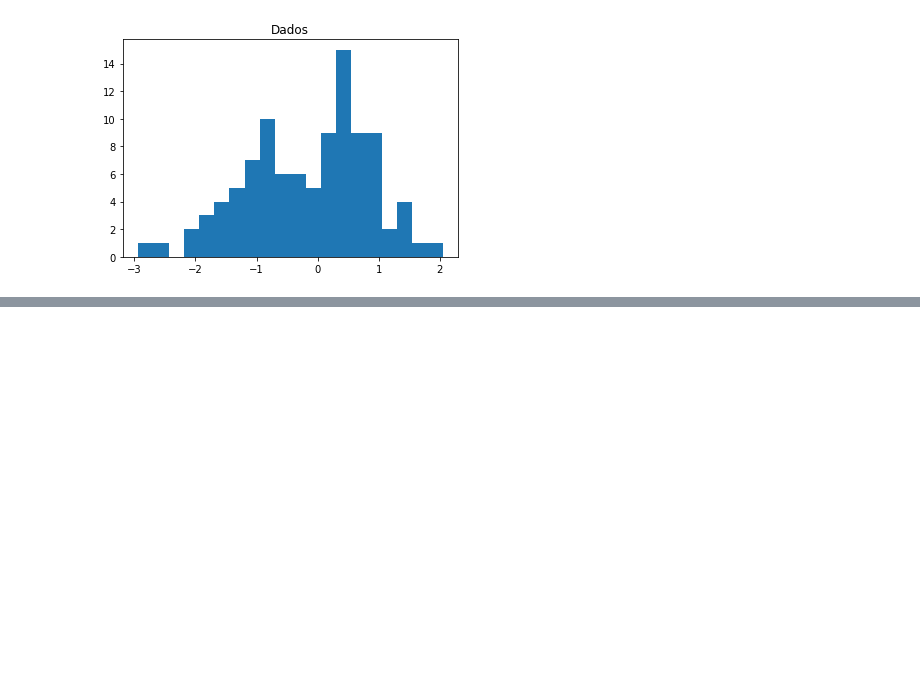
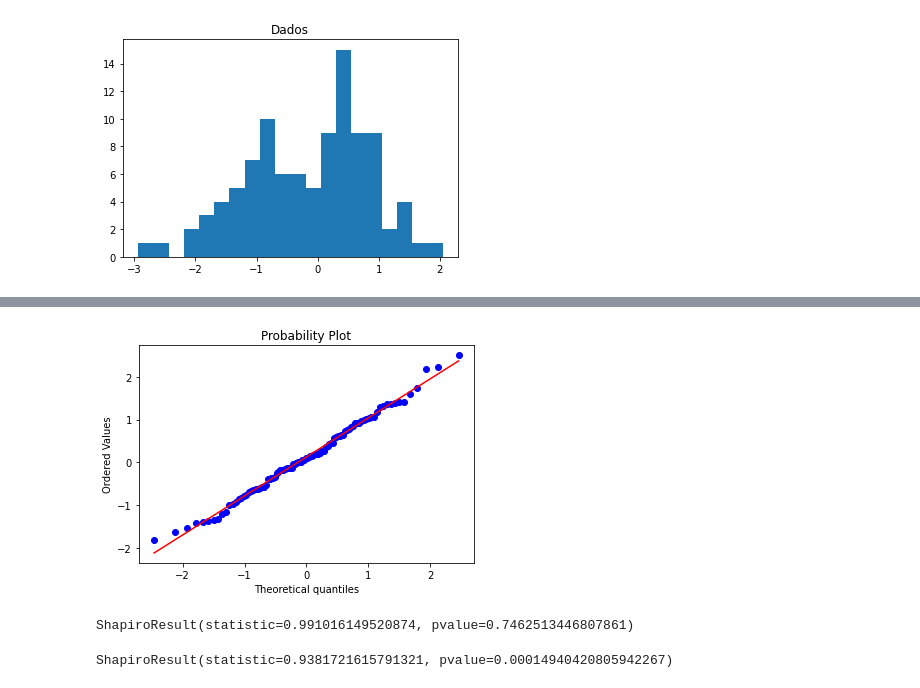
Before and after one commit to WandersonGustavo/Imersao_Alura, a Jupyter notebook: Copy_of_DataScience2.ipynb, the cells around one changed output, grey strips where cells are left out. Cells and saved outputs as stored; diff of their text form; code cells hidden in the pictures; blank space fills up the shorter version.

```diff
--- a/Copy_of_DataScience2.ipynb
+++ b/Copy_of_DataScience2.ipynb
@@ -327,0 +368,15 @@ Text(0.5, 1.0, 'Dados')
+# %%
+#grafico p ver se tão normalizados, forma da reta ,mais sofisticada de verficar,
+#gera dist proxima da normal e compara
+figure,ax=plt.subplots()
+stats.probplot(dadosN,fit=True,plot=ax)
+plt.show()
+#na maior parte da linha(dist normal)os dados se encontram ,logo normais
+# %% [output]
+[figure, added]
+# %%
+#teste de shapiro(hipotese),segundo argumento é o valor de p ,se valor de P > 0,05 ==ñ há como rejeitar Ho,dados normais
+stats.shapiro(dadosN)
+#0.74625 é maior q 0,05,logo normal
+# %% [output]
+ShapiroResult(statistic=0.991016149520874, pvalue=0.7462513446807861)
@@ -327,0 +387,6 @@ Text(0.5, 1.0, 'Dados')
+# %%
+#teste de shapiro(hipotese),segundo argumento é o valor de p ,se valor de P > 0,05 ==ñ há como rejeitar Ho,dados normais
+stats.shapiro(dadosN2)
+#valor de p <0,05, logo dados ñ normais
+# %% [output]
+ShapiroResult(statistic=0.9381721615791321, pvalue=0.00014940420805942267)
```
Also changed, not shown: parts of 32 cells of this notebook.
